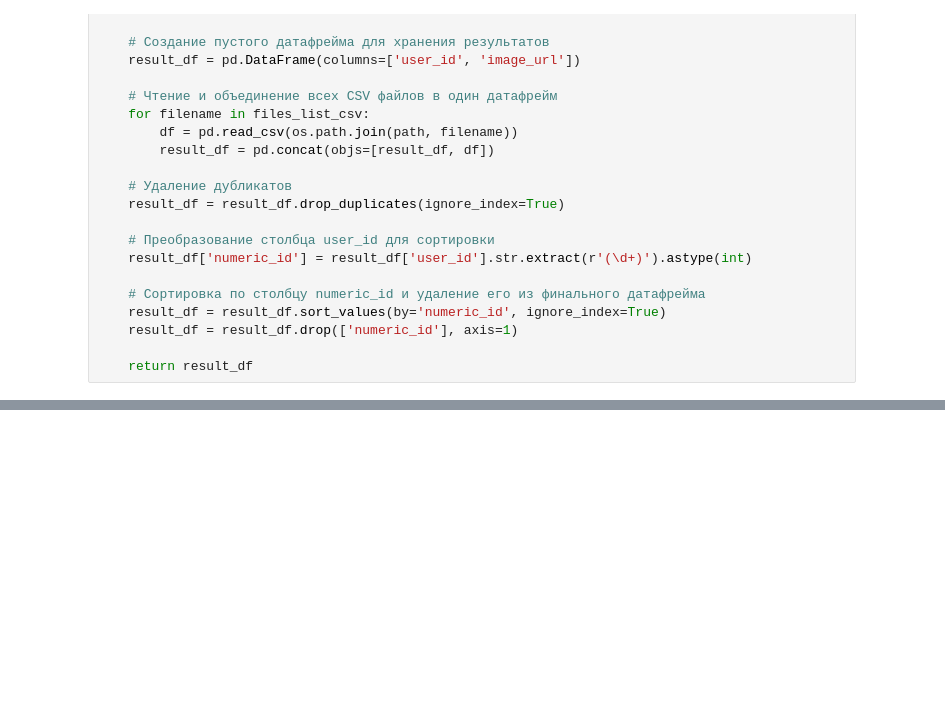
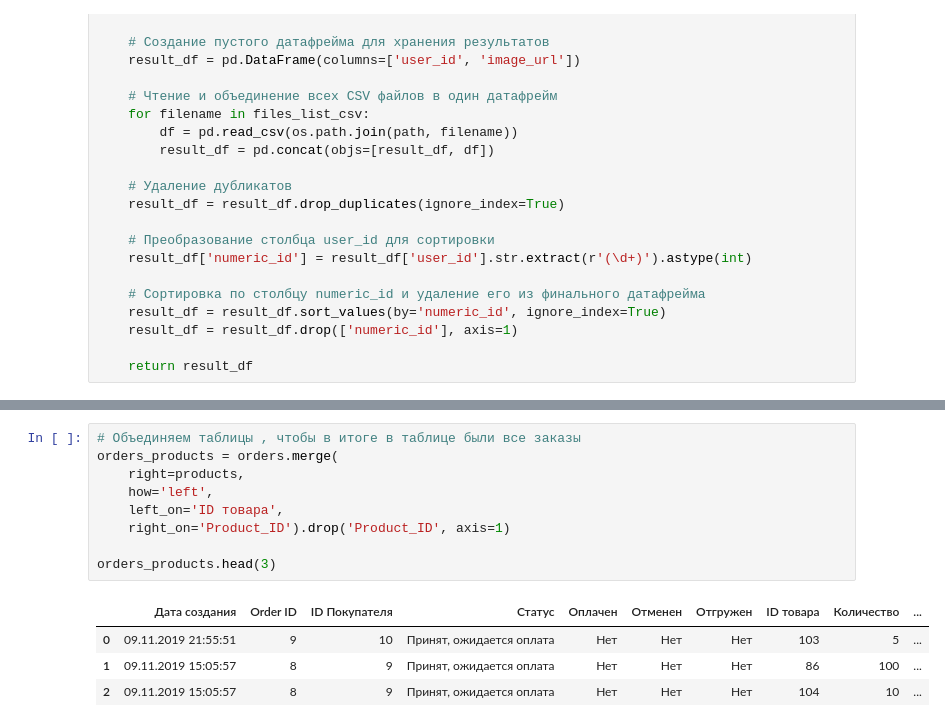
Before and after one commit to thetitorenko/sf_dspr_code, a Jupyter notebook: 01-block/05-python_12/05-python_12.ipynb, the cells around one changed output, grey strips where cells are left out. Cells and saved outputs as stored; diff of their text form; blank space fills up the shorter version.

```diff
--- a/01-block/05-python_12/05-python_12.ipynb
+++ b/01-block/05-python_12/05-python_12.ipynb
@@ -686,0 +941,14 @@ def concat_user_files(path):
+# %%
+# Объединяем таблицы , чтобы в итоге в таблице были все заказы
+orders_products = orders.merge(
+    right=products,
+    how='left',
+    left_on='ID товара',
+    right_on='Product_ID').drop('Product_ID', axis=1)
+
+orders_products.head(3)
+# %% [output]
+|  | Дата создания | Order ID | ID Покупателя | Статус | Оплачен | Отменен | Отгружен | ID товара | Количество | ... |
+| 0 | 09.11.2019 21:55:51 | 9 | 10 | Принят, ожидается оплата | Нет | Нет | Нет | 103 | 5 | ... |
+| 1 | 09.11.2019 15:05:57 | 8 | 9 | Принят, ожидается оплата | Нет | Нет | Нет | 86 | 100 | ... |
+| 2 | 09.11.2019 15:05:57 | 8 | 9 | Принят, ожидается оплата | Нет | Нет | Нет | 104 | 10 | ... |
```
Also changed, not shown: parts of 21 cells of this notebook, 3 other files.
